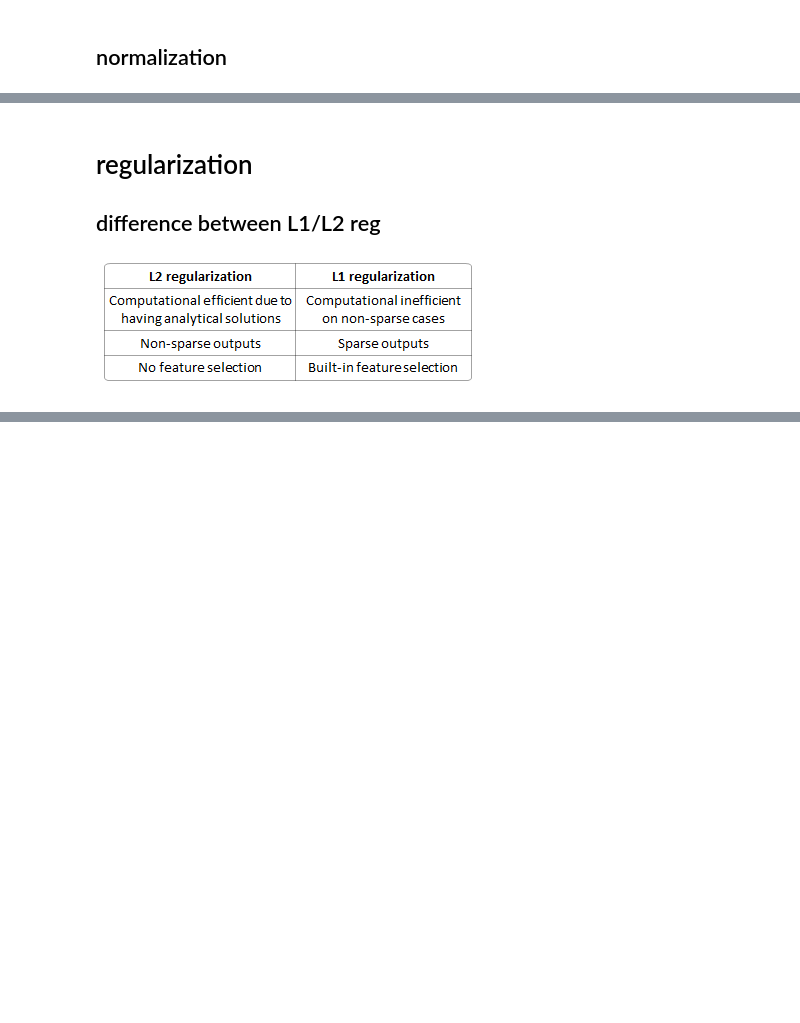
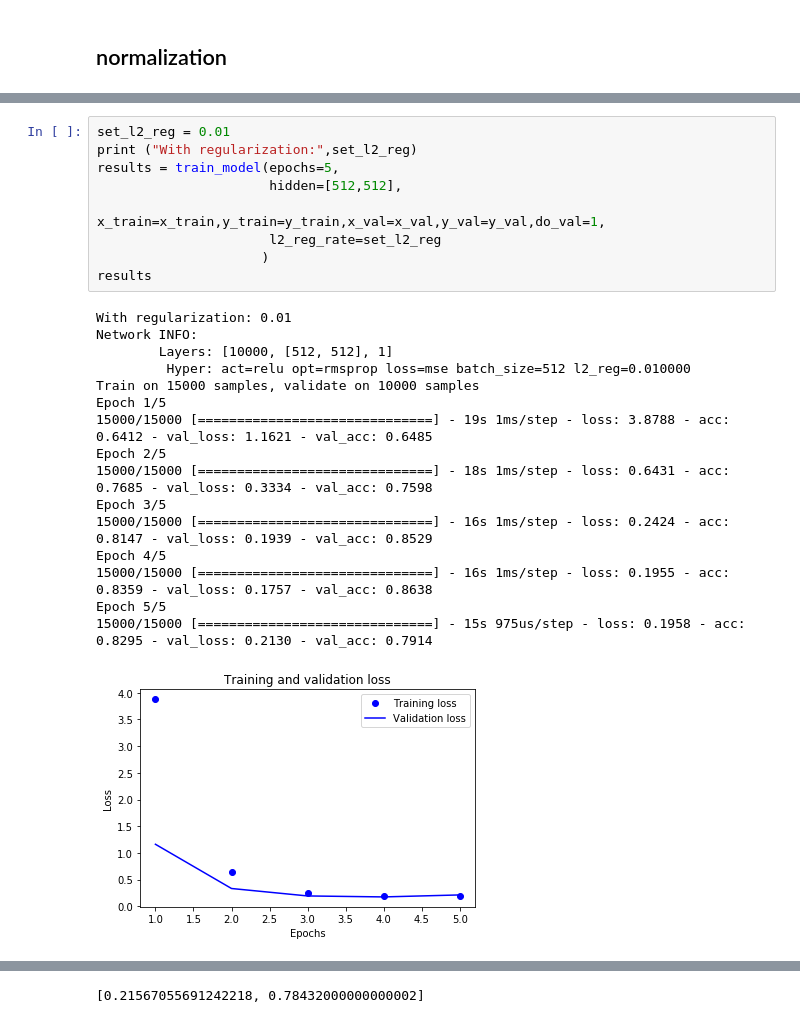
Before and after one commit to sudzam/ProjectX, a Jupyter notebook: sandbox/sudi/jupyter/Trial.ipynb, the cells around one changed output, grey strips where cells are left out. Drawn from its saved outputs; the diff is of its cells as text; blank space fills up the shorter version.

```diff
--- a/sandbox/sudi/jupyter/Trial.ipynb
+++ b/sandbox/sudi/jupyter/Trial.ipynb
@@ -296,5 +296,27 @@ nrm  mean= -6.03961325396e-18
 nrm stdev= 1.0
-# %% [markdown]
-# regularization
-## difference between L1/L2 reg
-![L1-vs-L2-properties-regularization.png](attachment:L1-vs-L2-properties-regularization.png)
+# %%
+set_l2_reg = 0.01
+print ("With regularization:",set_l2_reg)
+results = train_model(epochs=5,
+                      hidden=[512,512],
+                      x_train=x_train,y_train=y_train,x_val=x_val,y_val=y_val,do_val=1,
+                      l2_reg_rate=set_l2_reg
+                     )
+results
+# %% [output]
+With regularization: 0.01
+Network INFO:
+        Layers: [10000, [512, 512], 1]
+         Hyper: act=relu opt=rmsprop loss=mse batch_size=512 l2_reg=0.010000
+Train on 15000 samples, validate on 10000 samples
+Epoch 1/5
+15000/15000 [==============================] - 19s 1ms/step - loss: 3.8788 - acc: 0.6412 - val_loss: 1.1621 - val_acc: 0.6485
+Epoch 2/5
+15000/15000 [==============================] - 18s 1ms/step - loss: 0.6431 - acc: 0.7685 - val_loss: 0.3334 - val_acc: 0.7598
+Epoch 3/5
+15000/15000 [==============================] - 16s 1ms/step - loss: 0.2424 - acc: 0.8147 - val_loss: 0.1939 - val_acc: 0.8529
+Epoch 4/5
+15000/15000 [==============================] - 16s 1ms/step - loss: 0.1955 - acc: 0.8359 - val_loss: 0.1757 - val_acc: 0.8638
+Epoch 5/5
+15000/15000 [==============================] - 15s 975us/step - loss: 0.1958 - acc: 0.8295 - val_loss: 0.2130 - val_acc: 0.7914
+[figure, added]
@@ -300,0 +325 @@ nrm stdev= 1.0
+[0.21567055691242218, 0.78432000000000002]
```
Also changed, not shown: parts of 2 cells of this notebook, 1 other file.
